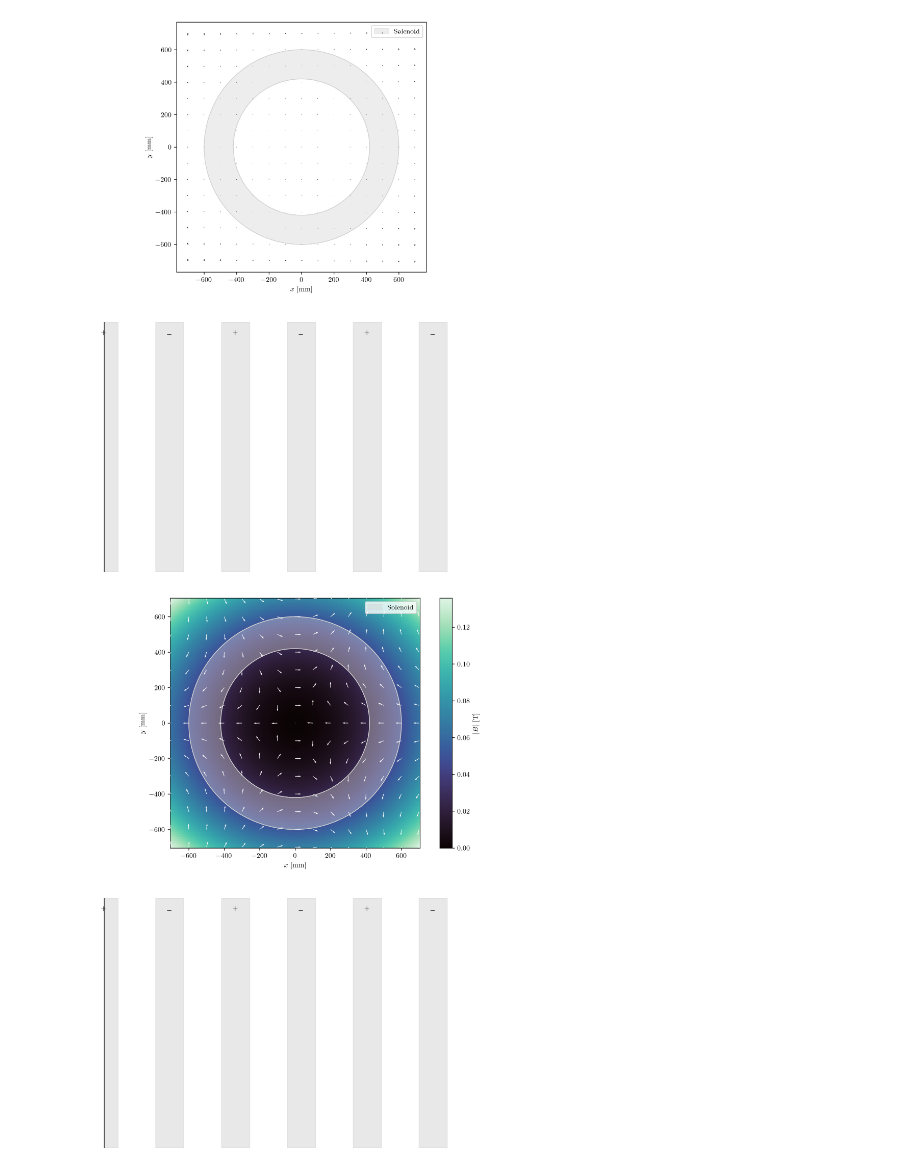
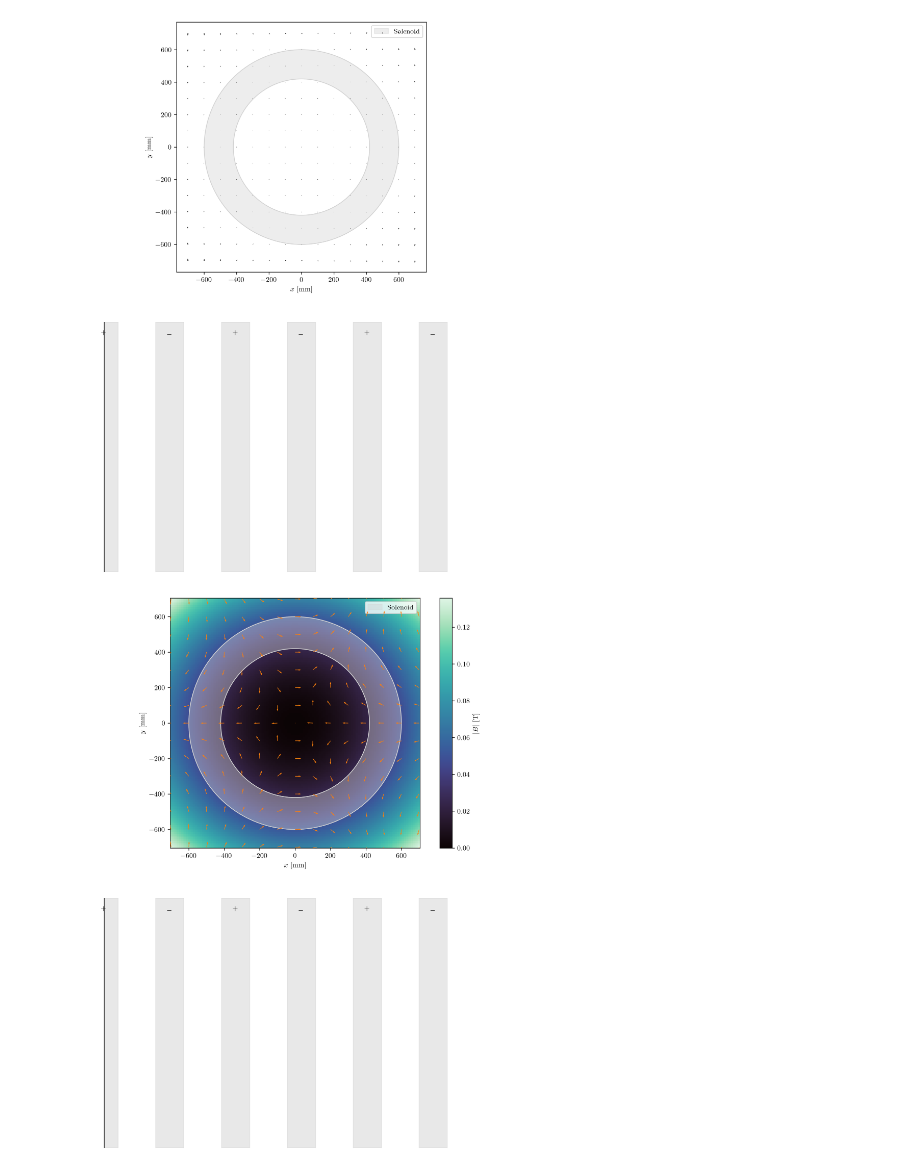
Before and after one commit to criggall/muon-cooling, a Jupyter notebook: field-studies/map/lattice/multipole_expansion.ipynb, the cells around one changed output. Cells and saved outputs as stored; diff of their text form; code cells hidden in the pictures.

```diff
--- a/field-studies/map/lattice/multipole_expansion.ipynb
+++ b/field-studies/map/lattice/multipole_expansion.ipynb
@@ -269,33 +269,33 @@ def animate(frame):
     vline.set_xdata([z_val])
 
     Bx_grid = Bx_by_z[frame]
     By_grid = By_by_z[frame]
     B_grid = B_by_z[frame]
 
     X_ds = X[::step, ::step]
     Y_ds = Y[::step, ::step]
     Bx_ds = Bx_grid[::step, ::step]
     By_ds = By_grid[::step, ::step]
 
     magnitude = np.sqrt(Bx_ds**2 + By_ds**2)
     Bx_norm = Bx_ds / (magnitude + 1e-12)
     By_norm = By_ds / (magnitude + 1e-12)
 
     pcm.set_array(B_grid.ravel())
 
     if quiver_plot:
         quiver_plot.remove()
 
     quiver_plot = ax.quiver(
         X_ds, Y_ds, Bx_norm, By_norm,
-        color='white',
+        color='tab:orange',
         angles="xy", scale_units="xy", scale=0.03,
         width=0.002, zorder=10
     )
 
     return [vline, quiver_plot]
 
-animation = FuncAnimation(fig, animate, frames=len(df['z'].values), interval=250, blit=False, repeat=False)
+animation = FuncAnimation(fig, animate, frames=len(df['z'].values), interval=100, blit=False, repeat=False)
 animation.save(ani_dir+'multipole_expansion_quiver2.gif', writer='pillow')
 # %% [output]
-[figure, old version]
+[figure, new version]
```
Also changed, not shown: 6 other files.
